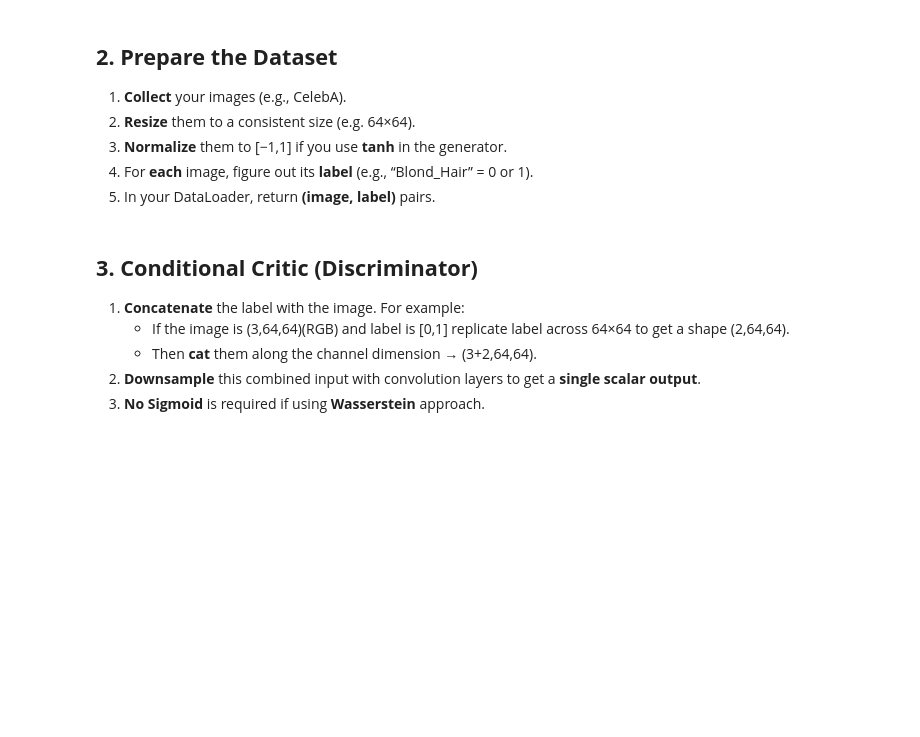
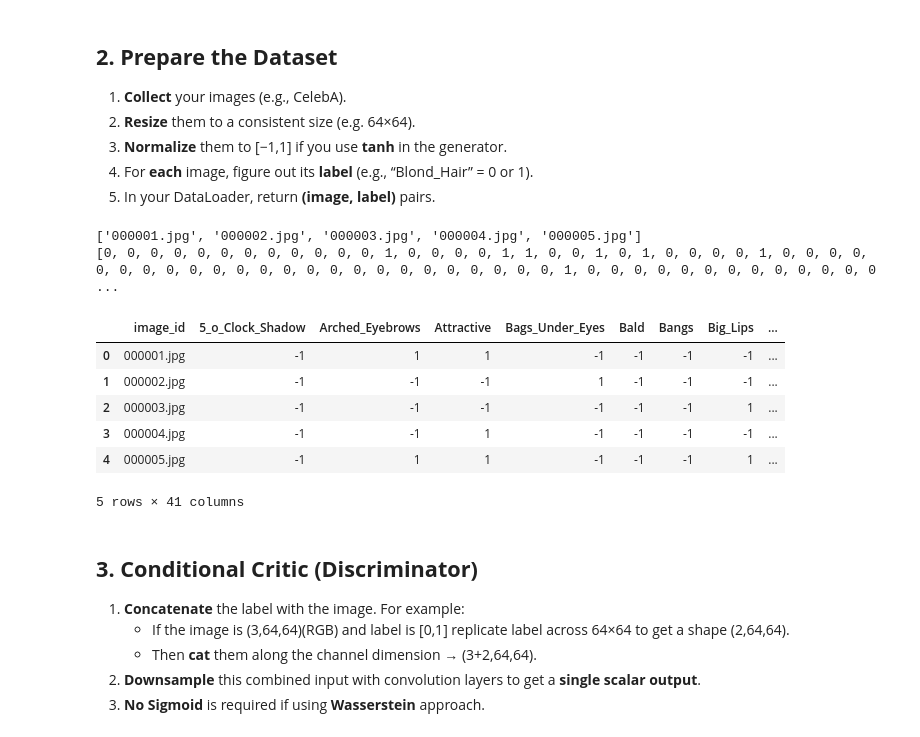
Before and after one commit to Maxime1295/GEN_IA_TP_2, a Jupyter notebook: TP2_3_Conditional_WGAN-GP.ipynb, the cells around one changed output. Drawn from its saved outputs; the diff is of its cells as text; code cells hidden in the pictures; blank space fills up the shorter version.

```diff
--- a/TP2_3_Conditional_WGAN-GP.ipynb
+++ b/TP2_3_Conditional_WGAN-GP.ipynb
@@ -55,23 +55,33 @@ DEVICE = "mps"#torch.device("cuda" if torch.cuda.is_available() else "cpu")
 # %%
 
 # CSV that contains attributes (e.g., 'Blond_Hair')
-ATTR_CSV = "xxx/list_attr_celeba.csv"
+ATTR_CSV = "~/.cache/kagglehub/datasets/jessicali9530/celeba-dataset/versions/2/list_attr_celeba.csv"
 df = pd.read_csv(ATTR_CSV)
 
 # Suppose you want the attribute 'Blond_Hair' as a binary label: 0 or 1
-LABEL = "Blond_Hair" or something else (check the dataset)
+LABEL = "Blond_Hair"
 
 # Convert from [-1, +1] to [0, 1]
 df[LABEL] = df[LABEL].apply(lambda x: 1 if x == 1 else 0)
 
 # 'image_id' column has filenames like "000001.jpg", "000002.jpg", etc.
 img_fnames = df["image_id"].tolist()
 labels = df[LABEL].tolist()
 
 # For example, confirm the first 5 filenames & labels
 print(img_fnames[:5])
-print(labels[:5])
+print(labels[:])
 df.head()
+# %% [output]
+['000001.jpg', '000002.jpg', '000003.jpg', '000004.jpg', '000005.jpg']
+[0, 0, 0, 0, 0, 0, 0, 0, 0, 0, 0, 0, 1, 0, 0, 0, 0, 1, 1, 0, 0, 1, 0, 1, 0, 0, 0, 0, 1, 0, 0, 0, 0, 0, 0, 0, 0, 0, 0, 0, 0, 0, 0, 0, 0, 0, 0, 0, 0, 0, 0, 0, 0, 1, 0, 0, 0, 0, 0, 0, 0, 0, 0, 0, 0, 0, 0 ...
+|  | image_id | 5_o_Clock_Shadow | Arched_Eyebrows | Attractive | Bags_Under_Eyes | Bald | Bangs | Big_Lips | ... |
+| 0 | 000001.jpg | -1 | 1 | 1 | -1 | -1 | -1 | -1 | ... |
+| 1 | 000002.jpg | -1 | -1 | -1 | 1 | -1 | -1 | -1 | ... |
+| 2 | 000003.jpg | -1 | -1 | -1 | -1 | -1 | -1 | 1 | ... |
+| 3 | 000004.jpg | -1 | -1 | 1 | -1 | -1 | -1 | -1 | ... |
+| 4 | 000005.jpg | -1 | 1 | 1 | -1 | -1 | -1 | 1 | ... |
+5 rows × 41 columns
 # %%
 
 # -----------------------------
```
Also changed, not shown: parts of 6 cells of this notebook.
